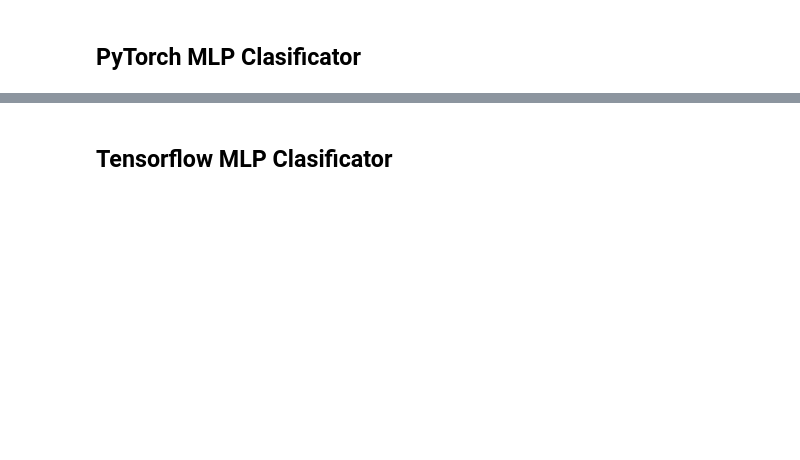
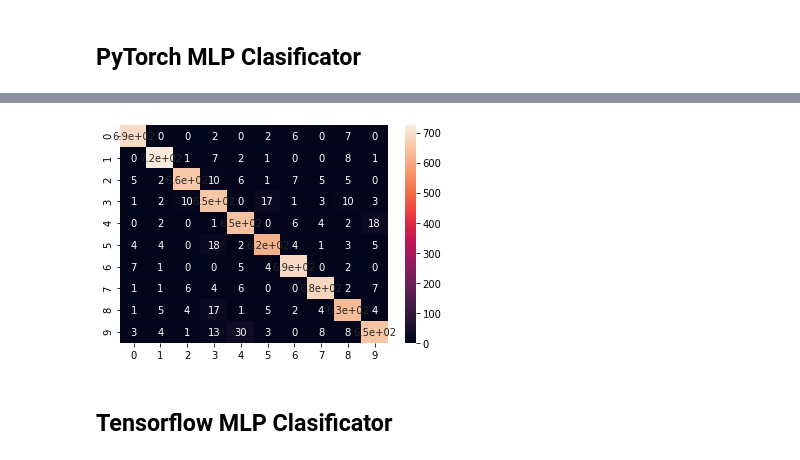
Before and after one commit to letv3/NSIETE, a Jupyter notebook: Zadanie1/zadanie_1.ipynb, the cells around one changed output, grey strips where cells are left out. Cells and saved outputs as stored; diff of their text form; code cells hidden in the pictures; blank space fills up the shorter version.

```diff
--- a/Zadanie1/zadanie_1.ipynb
+++ b/Zadanie1/zadanie_1.ipynb
@@ -292,3 +319,15 @@ plt.show()
+# %%
+cm = None
+with torch.no_grad():
+    output = model_torch(torch.Tensor(X_valid))
+    _, predicted = torch.max(output.data, 1)
+
+
+    cm = confusion_matrix(y_valid,predicted)
+
+    sn.heatmap(cm,annot=True)
+# %% [output]
+[figure, added]
 # %% [markdown]
 ## Tensorflow MLP Clasificator
 # %%
```
Also changed, not shown: parts of 11 cells of this notebook.
